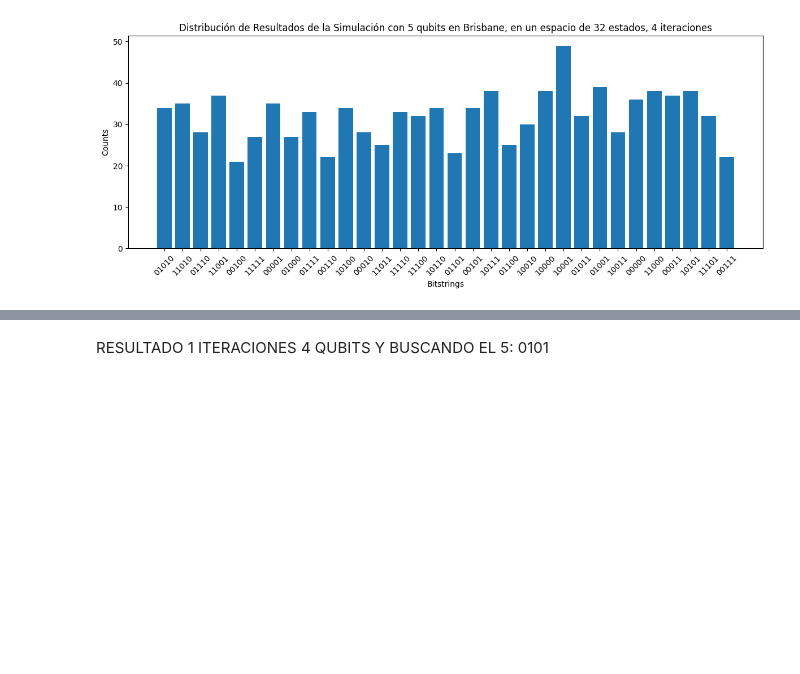
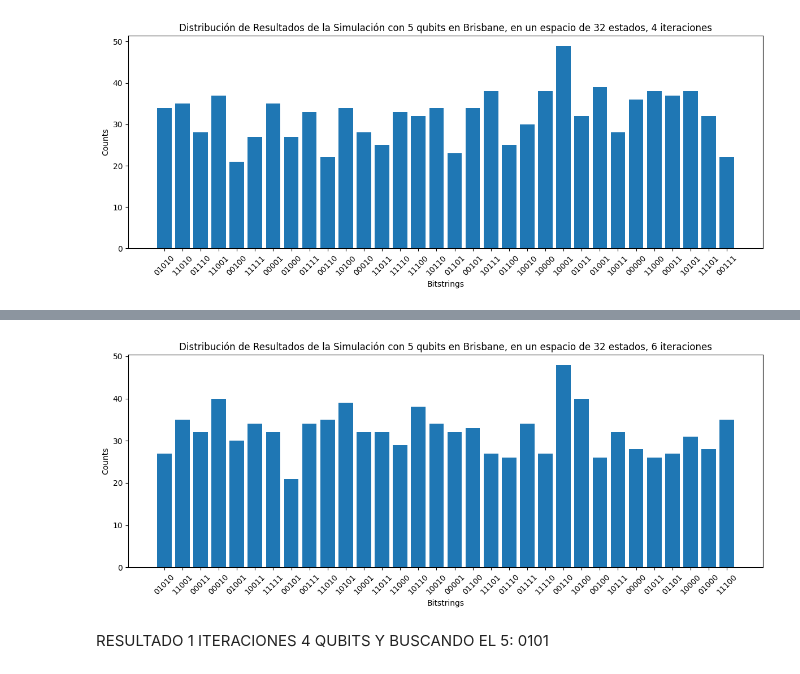
Before and after one commit to Stivenalp/Algoritmo-de-grover, a Jupyter notebook: grover_busqueda_ibm_brisbane.ipynb, the cells around one changed output, grey strips where cells are left out. Cells and saved outputs as stored; diff of their text form; code cells hidden in the pictures; blank space fills up the shorter version.

```diff
--- a/grover_busqueda_ibm_brisbane.ipynb
+++ b/grover_busqueda_ibm_brisbane.ipynb
@@ -1684,3 +1779,18 @@ plt.show()
+# %%
+plt.figure(figsize=(12, 5))
+plt.bar(counts.keys(), counts.values())
+plt.xlabel('Bitstrings')
+plt.ylabel('Counts')
+plt.title('Distribución de Resultados de la Simulación con 5 qubits en Brisbane, en un espacio de 32 estados, 6 iteraciones')
+plt.xticks(rotation=45)
+plt.tight_layout()
+plt.show()
+
+# Opcional: Histograma Qiskit (mejor para pocos estados)
+plot_histogram(counts, title=f'Grover n={n}, target={target_number}')
+plt.show()
+# %% [output]
+[figure, added]
 # %% [markdown]
 RESULTADO 1 ITERACIONES 4 QUBITS Y BUSCANDO EL 5: 0101
 # %%
```
Also changed, not shown: parts of 13 cells of this notebook.
